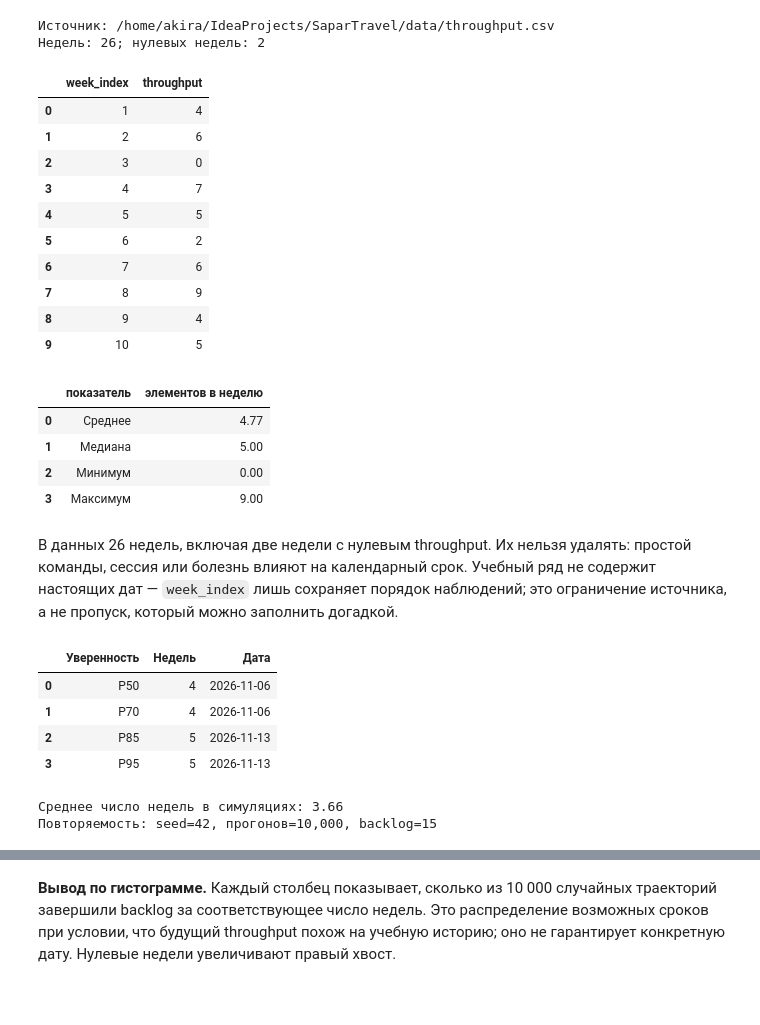
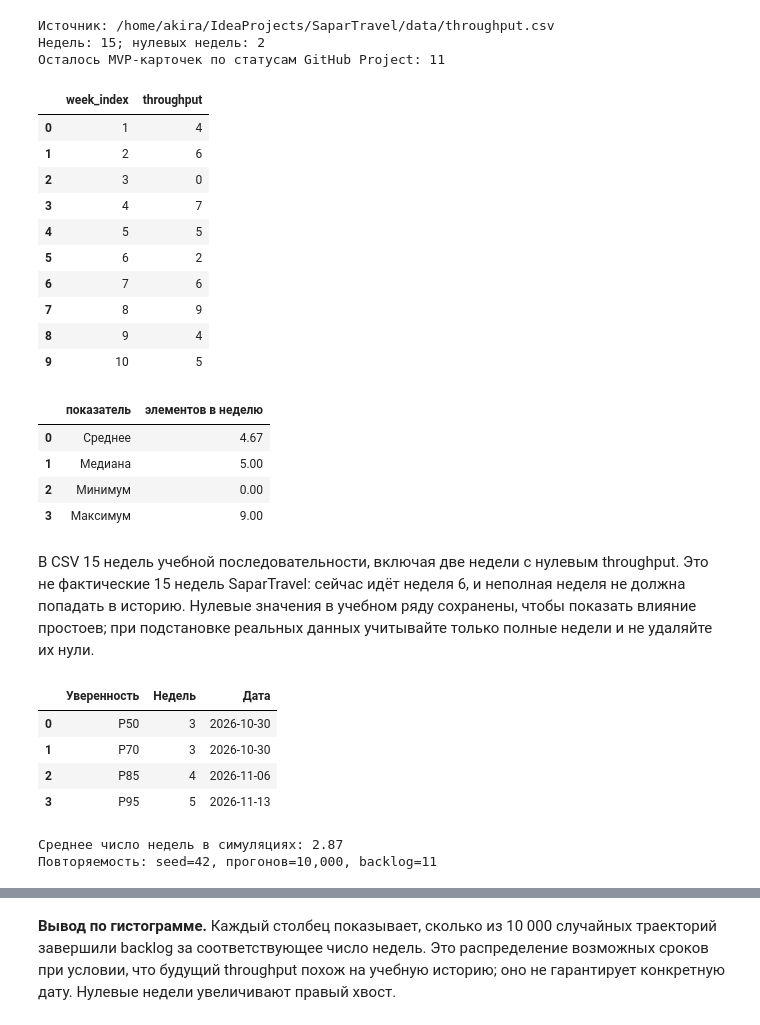
Before and after one commit to Akira-vs96/SaparTravel, a Jupyter notebook: notebooks/lab-6-monte-carlo.ipynb, the cells around one changed output, grey strips where cells are left out. Drawn from its saved outputs; the diff is of its cells as text; code cells hidden in the pictures; blank space fills up the shorter version.

```diff
--- a/notebooks/lab-6-monte-carlo.ipynb
+++ b/notebooks/lab-6-monte-carlo.ipynb
@@ -15,7 +19,7 @@ import matplotlib.pyplot as plt
 
 SEED = 42
 RUNS = 10_000
-BACKLOG = 15  # MVP: ST-01 ... ST-15
+BACKLOG = 11  # Remaining MVP cards: ST-04, ST-05, ST-06, ST-08 ... ST-15
 AS_OF = date(2026, 10, 9)
 
 candidates = [Path.cwd() / 'data' / 'throughput.csv', Path.cwd().parent / 'data' / 'throughput.csv']
@@ -24,40 +28,42 @@ if data_path is None:
     raise FileNotFoundError('Не найден data/throughput.csv; запустите notebook из корня проекта или папки notebooks.')
 
 df = pd.read_csv(data_path)
 required_columns = {'week_index', 'throughput'}
 if not required_columns.issubset(df.columns):
     raise ValueError(f'В CSV нужны колонки {sorted(required_columns)}')
 if df['throughput'].isna().any() or (df['throughput'] < 0).any():
     raise ValueError('Throughput должен содержать только неотрицательные числа без пропусков.')
 history = df['throughput'].astype(int).to_numpy()
 if len(history) == 0 or not np.any(history > 0):
     raise ValueError('В истории должна быть хотя бы одна неделя с завершёнными элементами.')
 
 print(f'Источник: {data_path.resolve()}')
 print(f'Недель: {len(history)}; нулевых недель: {(history == 0).sum()}')
+print(f'Осталось MVP-карточек по статусам GitHub Project: {BACKLOG}')
 display(df.head(10))
 display(pd.DataFrame({'показатель': ['Среднее', 'Медиана', 'Минимум', 'Максимум'], 'элементов в неделю': [history.mean(), np.median(history), history.min(), history.max()]}).round(2))
 # %% [output]
 Источник: /home/akira/IdeaProjects/SaparTravel/data/throughput.csv
-Недель: 26; нулевых недель: 2
+Недель: 15; нулевых недель: 2
+Осталось MVP-карточек по статусам GitHub Project: 11
 |  | week_index | throughput |
 | 0 | 1 | 4 |
 | 1 | 2 | 6 |
 | 2 | 3 | 0 |
 | 3 | 4 | 7 |
 | 4 | 5 | 5 |
 | 5 | 6 | 2 |
 | 6 | 7 | 6 |
 | 7 | 8 | 9 |
 | 8 | 9 | 4 |
 | 9 | 10 | 5 |
 |  | показатель | элементов в неделю |
-| 0 | Среднее | 4.77 |
+| 0 | Среднее | 4.67 |
 | 1 | Медиана | 5.00 |
 | 2 | Минимум | 0.00 |
 | 3 | Максимум | 9.00 |
 # %% [markdown]
-В данных 26 недель, включая две недели с нулевым throughput. Их нельзя удалять: простой команды, сессия или болезнь влияют на календарный срок. Учебный ряд не содержит настоящих дат — `week_index` лишь сохраняет порядок наблюдений; это ограничение источника, а не пропуск, который можно заполнить догадкой.
+В CSV 15 недель учебной последовательности, включая две недели с нулевым throughput. Это не фактические 15 недель SaparTravel: сейчас идёт неделя 6, и неполная неделя не должна попадать в историю. Нулевые значения в учебном ряду сохранены, чтобы показать влияние простоев; при подстановке реальных данных учитывайте только полные недели и не удаляйте их нули.
 # %%
 rng = np.random.default_rng(SEED)
 weeks_to_finish = np.empty(RUNS, dtype=int)
@@ -84,12 +90,12 @@ print(f'Среднее число недель в симуляциях: {weeks_t
 print(f'Повторяемость: seed={SEED}, прогонов={RUNS:,}, backlog={BACKLOG}')
 # %% [output]
 |  | Уверенность | Недель | Дата |
-| 0 | P50 | 4 | 2026-11-06 |
-| 1 | P70 | 4 | 2026-11-06 |
-| 2 | P85 | 5 | 2026-11-13 |
+| 0 | P50 | 3 | 2026-10-30 |
+| 1 | P70 | 3 | 2026-10-30 |
+| 2 | P85 | 4 | 2026-11-06 |
 | 3 | P95 | 5 | 2026-11-13 |
-Среднее число недель в симуляциях: 3.66
-Повторяемость: seed=42, прогонов=10,000, backlog=15
+Среднее число недель в симуляциях: 2.87
+Повторяемость: seed=42, прогонов=10,000, backlog=11
 # %%
 plt.figure(figsize=(9, 5))
 bins = np.arange(weeks_to_finish.min(), weeks_to_finish.max() + 2) - 0.5
```
Also changed, not shown: parts of 5 cells of this notebook, 4 other files.
